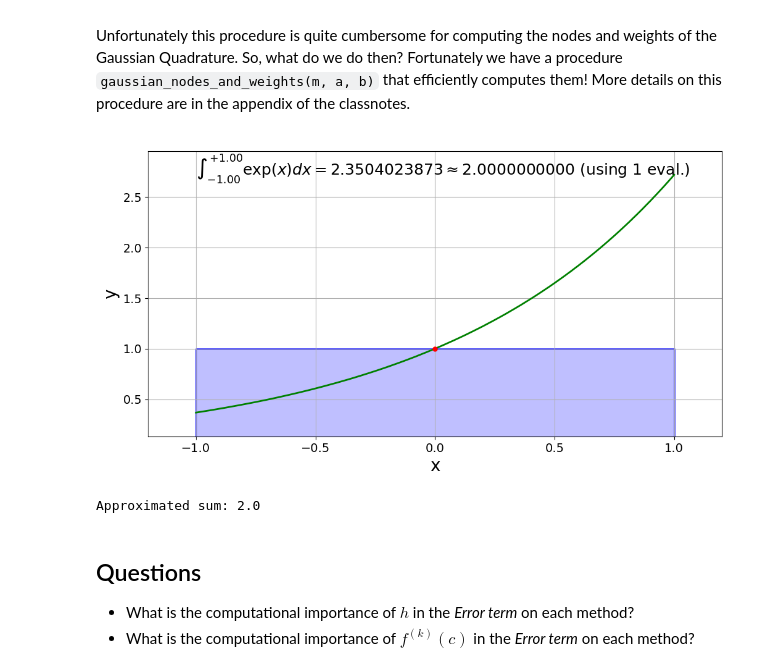
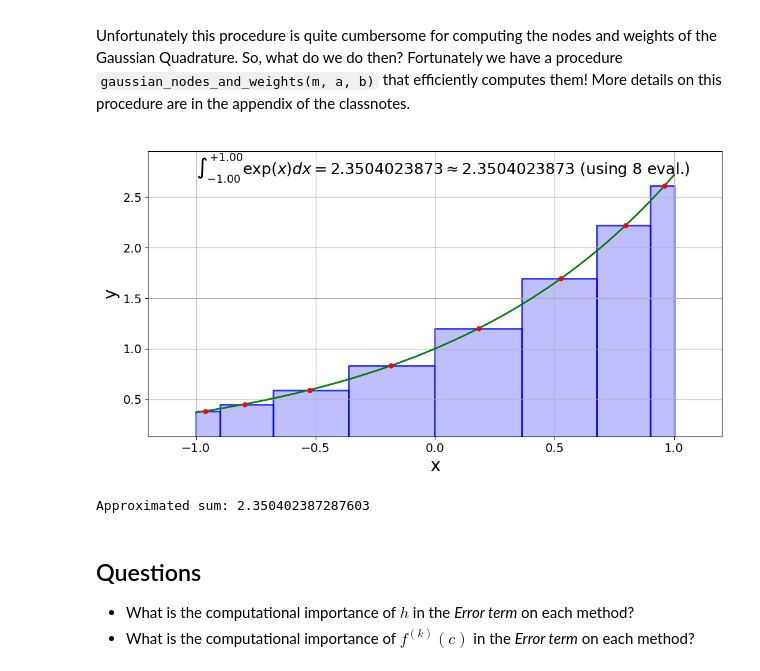
Before and after one commit to tclaudioe/Scientific-Computing-V3, a Jupyter notebook: 08_Numerical_Integration.ipynb, the cells around one changed output. Saved outputs shown, nothing was run; the diff lists cells and outputs as text; code cells hidden in the pictures.

```diff
--- a/08_Numerical_Integration.ipynb
+++ b/08_Numerical_Integration.ipynb
@@ -397,12 +438,12 @@ def gaussian_bins(f, x, w):
     ybin = np.vstack([z[:], z[:]]).flatten('F')
     return np.array(xbin), np.array(ybin)
 # %%
-m = 1
+m = 8
 print('Approximated sum: {0}'.format(gaussianquad(myfun, m, a, b, verbose=True,
                                     text=text, figname="gaussianquad_%d.png"%m)))
 # %% [output]
-[figure, old version]
+[figure, new version]
-Approximated sum: 2.0
+Approximated sum: 2.350402387287603
 # %% [markdown]
 ## Questions
 - What is the computational importance of $h$ in the _Error term_ on each method?
```
Also changed, not shown: parts of 6 cells of this notebook, 14 other files.
